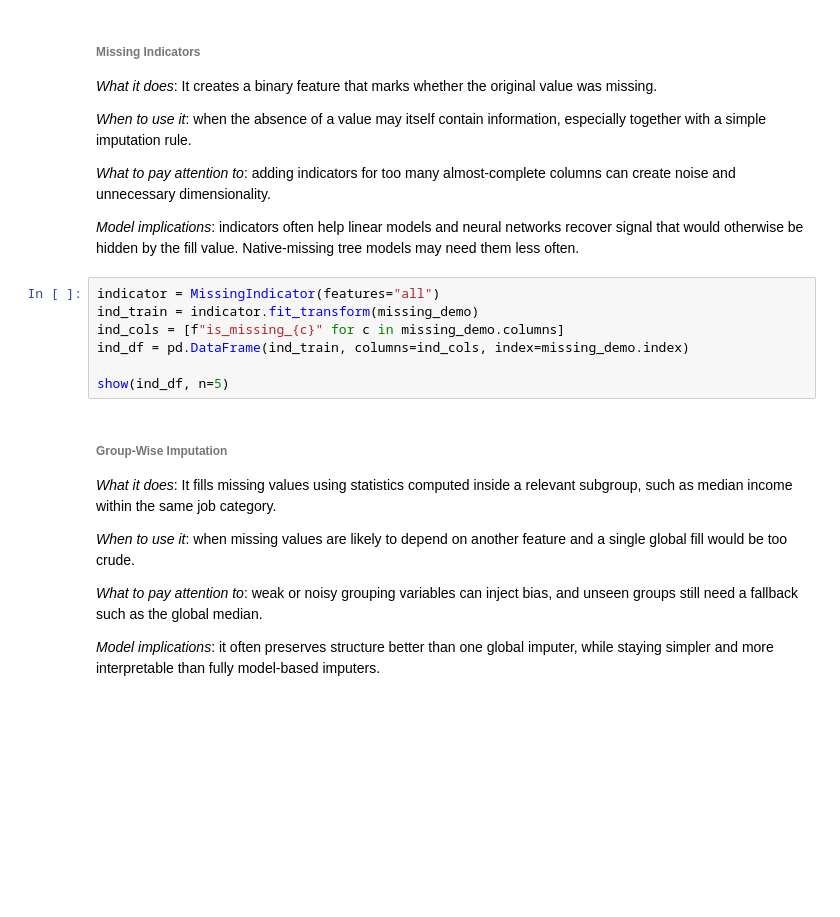
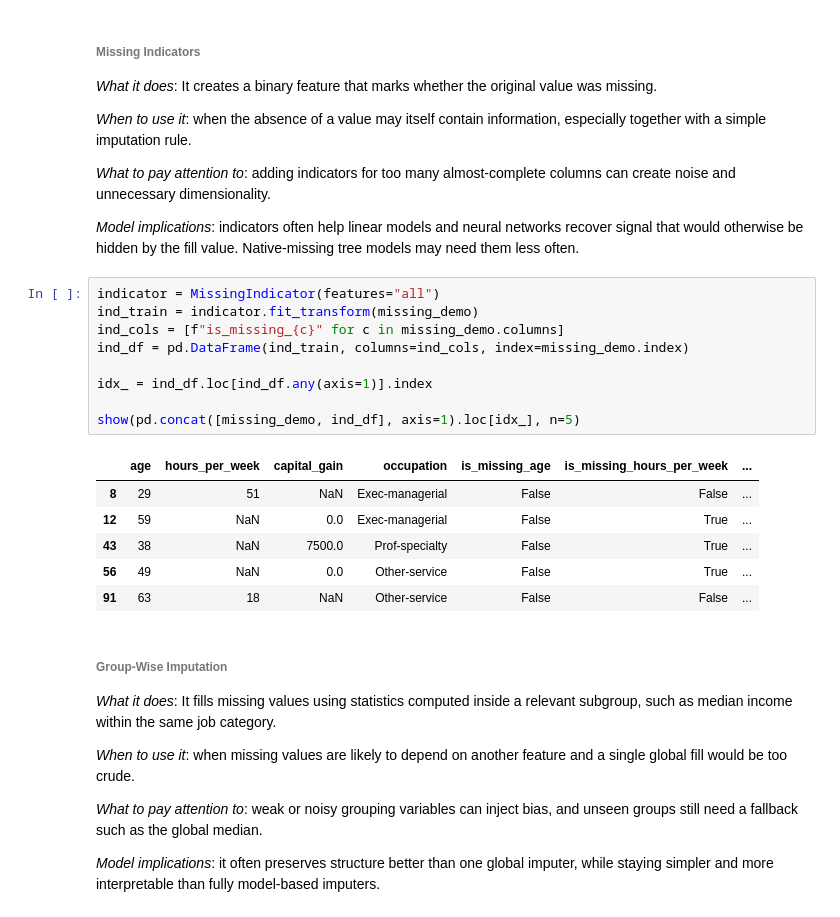
Before and after one commit to CardoAI/ml_industry_course, a Jupyter notebook: day1/datapreprocessing_featureengineering.ipynb, the cells around one changed output. Saved outputs shown, nothing was run; the diff lists cells and outputs as text; blank space fills up the shorter version.

```diff
--- a/day1/datapreprocessing_featureengineering.ipynb
+++ b/day1/datapreprocessing_featureengineering.ipynb
@@ -921,10 +1040,19 @@ show(median_mode, n=5)
 # %%
 indicator = MissingIndicator(features="all")
 ind_train = indicator.fit_transform(missing_demo)
 ind_cols = [f"is_missing_{c}" for c in missing_demo.columns]
 ind_df = pd.DataFrame(ind_train, columns=ind_cols, index=missing_demo.index)
 
-show(ind_df, n=5)
+idx_ = ind_df.loc[ind_df.any(axis=1)].index
+
+show(pd.concat([missing_demo, ind_df], axis=1).loc[idx_], n=5)
+# %% [output]
+|  | age | hours_per_week | capital_gain | occupation | is_missing_age | is_missing_hours_per_week | ... |
+| 8 | 29 | 51 | NaN | Exec-managerial | False | False | ... |
+| 12 | 59 | NaN | 0.0 | Exec-managerial | False | True | ... |
+| 43 | 38 | NaN | 7500.0 | Prof-specialty | False | True | ... |
+| 56 | 49 | NaN | 0.0 | Other-service | False | True | ... |
+| 91 | 63 | 18 | NaN | Other-service | False | False | ... |
 # %% [markdown]
 ###### Group-Wise Imputation
 
```
Also changed, not shown: parts of 31 cells of this notebook, 4 other files.
